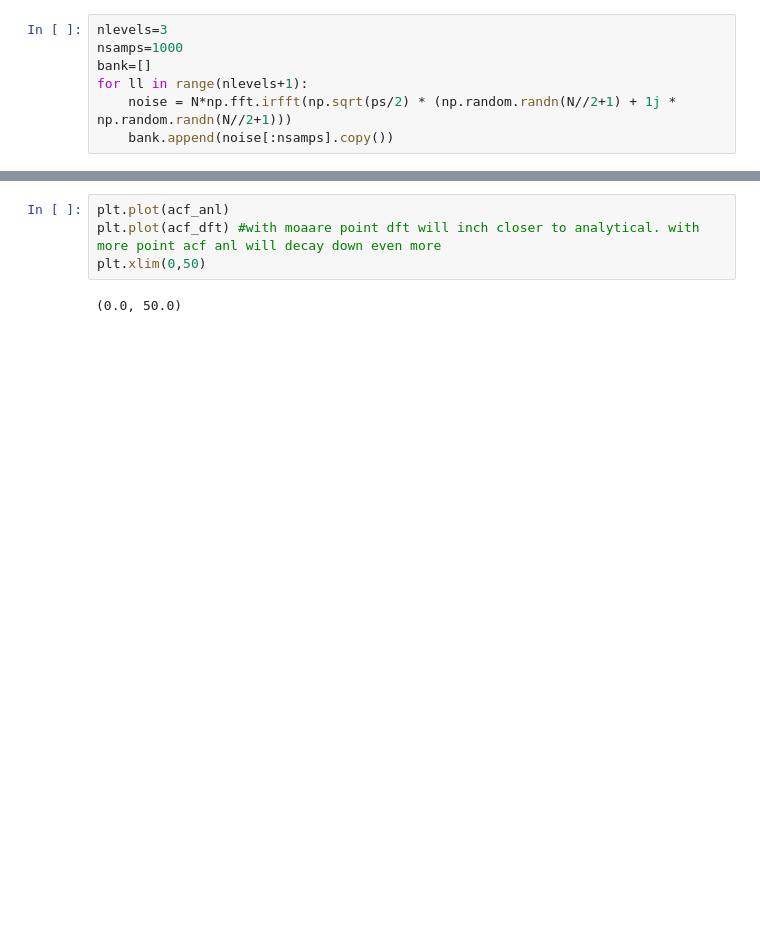
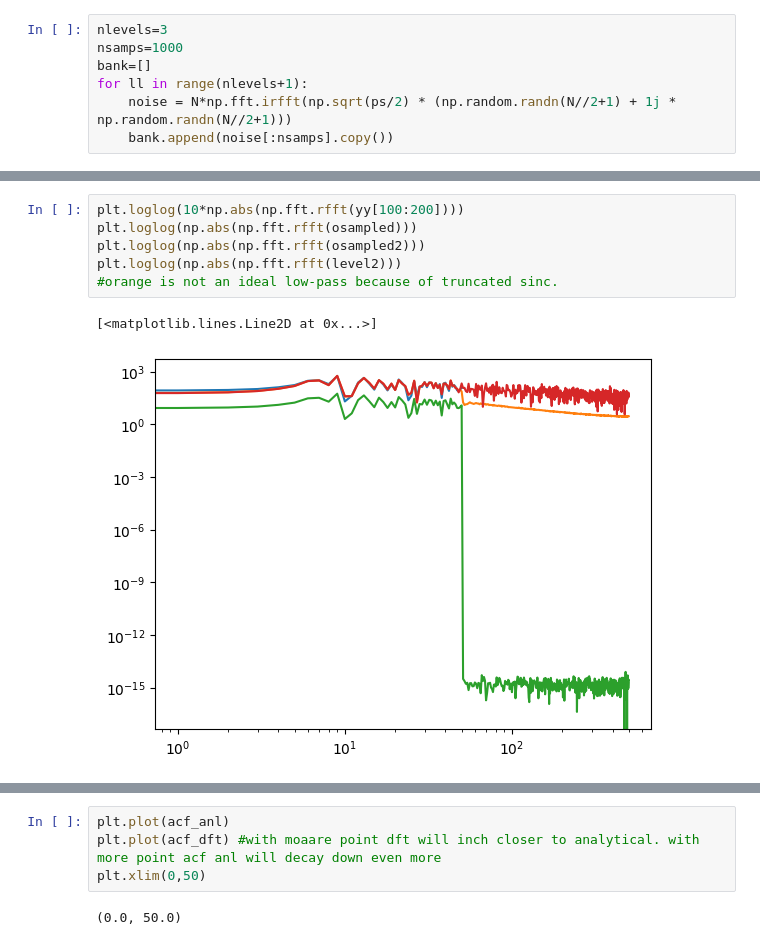
Before and after one commit to mohanagr/braindump, a Jupyter notebook: flicker noise data gen.ipynb, the cells around one changed output, grey strips where cells are left out. Drawn from its saved outputs; the diff is of its cells as text; blank space fills up the shorter version.

```diff
--- a/flicker noise data gen.ipynb
+++ b/flicker noise data gen.ipynb
@@ -75,3 +134,12 @@ np.var(bank[0])
+# %%
+plt.loglog(10*np.abs(np.fft.rfft(yy[100:200])))
+plt.loglog(np.abs(np.fft.rfft(osampled)))
+plt.loglog(np.abs(np.fft.rfft(osampled2)))
+plt.loglog(np.abs(np.fft.rfft(level2)))
+#orange is not an ideal low-pass because of truncated sinc.
+# %% [output]
+[<matplotlib.lines.Line2D at 0x...>]
+[figure, added]
 # %%
 nsamps=1000
 acf_anl=get_acf(np.arange(0,nsamps),f1,f2)
```
Also changed, not shown: parts of 18 cells of this notebook.
